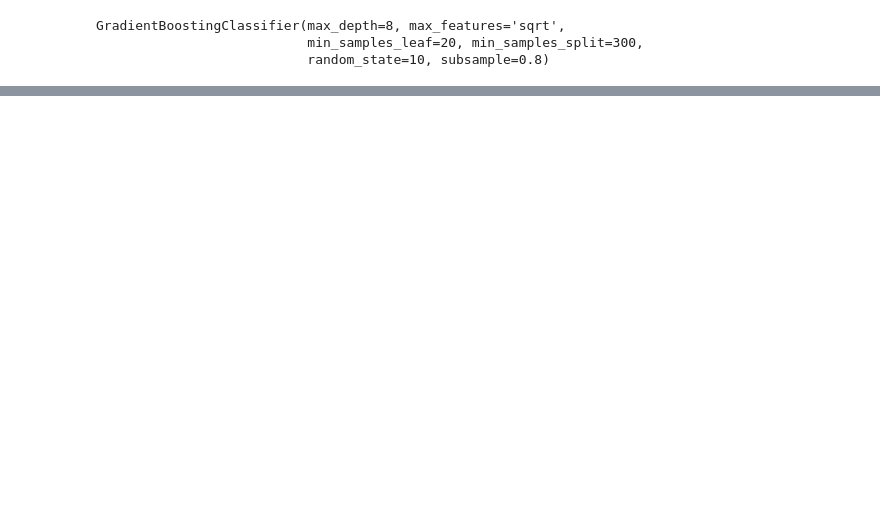
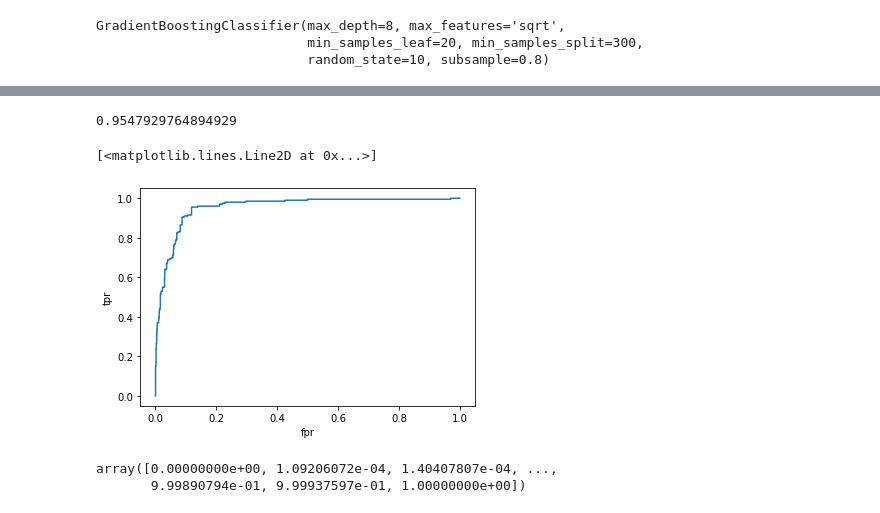
Before and after one commit to Bayi-Hu/Pump-and-Dump-Detection-on-Cryptocurrency, a Jupyter notebook: NextPumpDetection/Baseline/Baseline_test.ipynb, the cells around one changed output, grey strips where cells are left out. Drawn from its saved outputs; the diff is of its cells as text; code cells hidden in the pictures; blank space fills up the shorter version.

```diff
--- a/NextPumpDetection/Baseline/Baseline_test.ipynb
+++ b/NextPumpDetection/Baseline/Baseline_test.ipynb
@@ -41,0 +54,6 @@ X_train, X_test, y_train, y_test = train_test_split(X, y, test_size=0.3, random_
+# %%
+X_train = train_df[column_list[7:]].values
+y_train = train_df.label.values
+
+X_test = test_df[column_list[7:]].values
+y_test = test_df.label.values
@@ -50,0 +131,5 @@ y_pred_proba = gbdt_model.predict_proba(X_test)
+# %%
+y_pred_proba_1 = y_pred_proba[:,1]
+y_pred = np.zeros_like(y_pred_proba_1)
+y_pred[np.where(y_pred_proba_1>=0.45)[0]] = 1
+print(classification_report(y_test.astype(int), y_pred))
@@ -50,0 +147,20 @@ y_pred_proba = gbdt_model.predict_proba(X_test)
+# %%
+fpr, tpr, thresholds = metrics.roc_curve(y_test, y_pred_proba_1, pos_label=1)
+metrics.auc(fpr, tpr)
+# %% [output]
+0.9547929764894929
+# %%
+import matplotlib.pyplot as plt
+# plt.figure("Recall-Threshold Curve")
+# plt.title("Recall-Threshold Curve")
+plt.xlabel("fpr")
+plt.ylabel("tpr")
+plt.plot(fpr, tpr)
+# %% [output]
+[<matplotlib.lines.Line2D at 0x...>]
+[figure, added]
+# %%
+fpr
+# %% [output]
+array([0.00000000e+00, 1.09206072e-04, 1.40407807e-04, ...,
+       9.99890794e-01, 9.99937597e-01, 1.00000000e+00])
```
Also changed, not shown: parts of 50 cells of this notebook, 2 other files.
